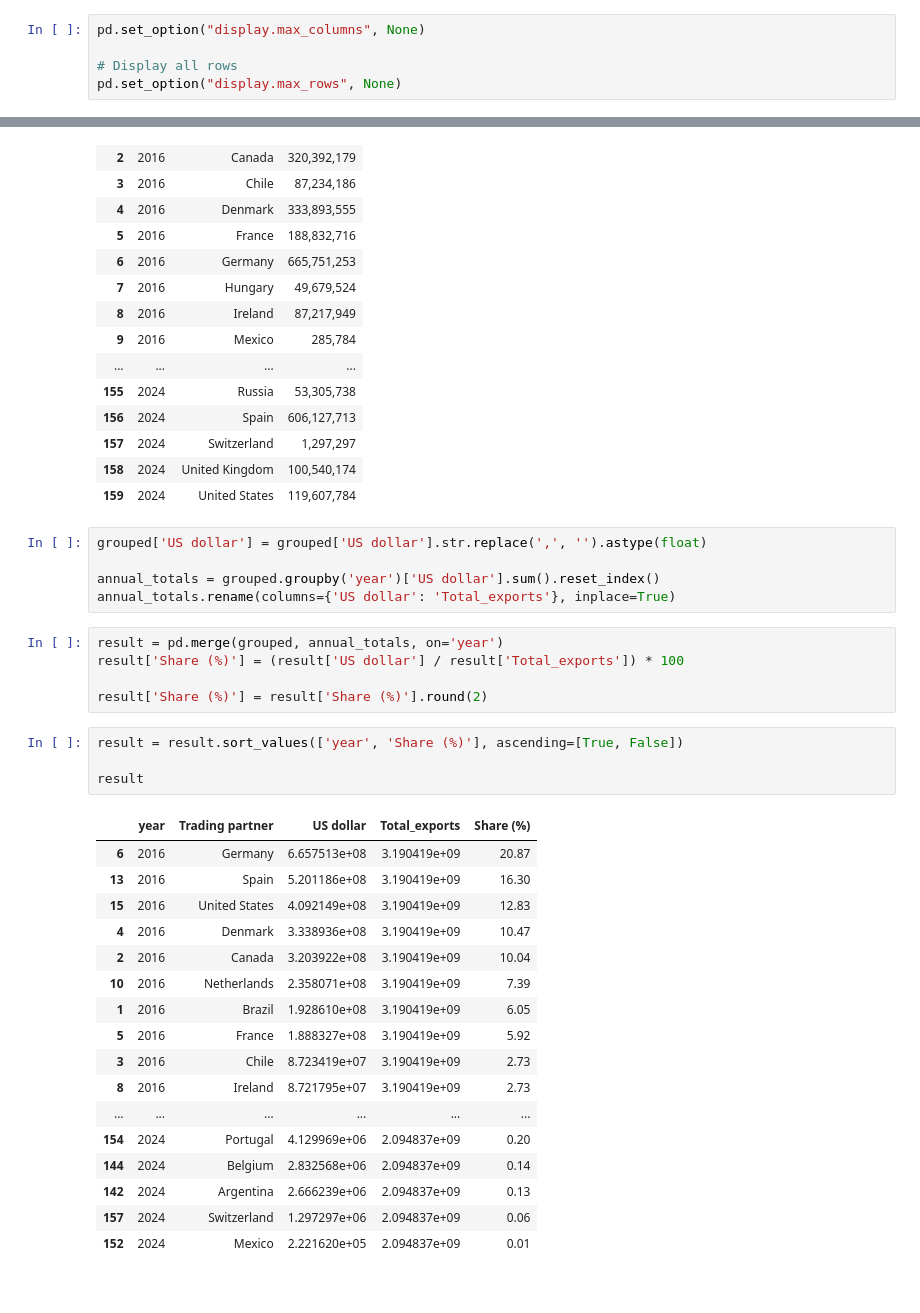
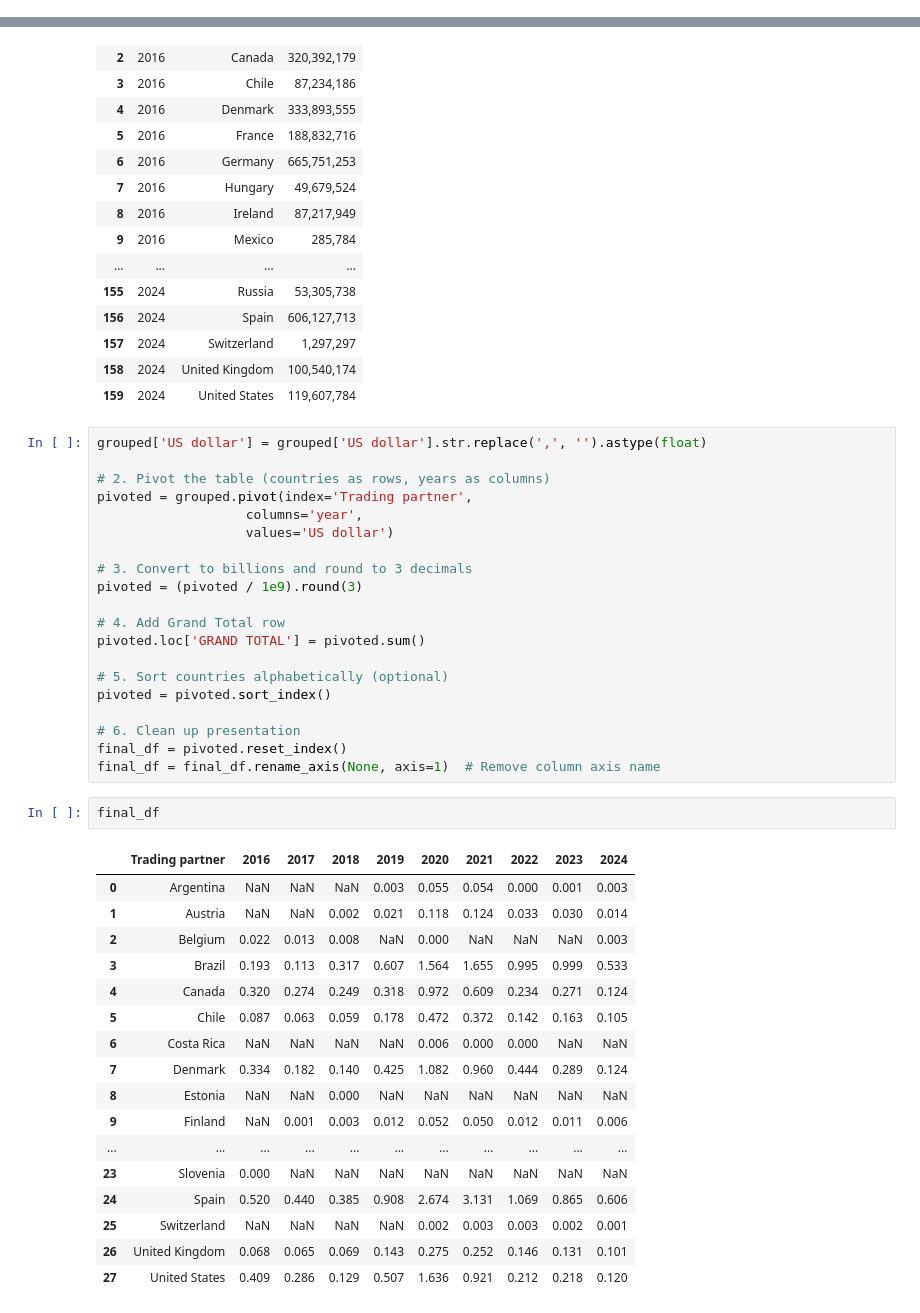
Before and after one commit to yatingw24/exports, a Jupyter notebook: analysis.ipynb, the cells around one changed output, grey strips where cells are left out. Cells and saved outputs as stored; diff of their text form.

```diff
--- a/analysis.ipynb
+++ b/analysis.ipynb
@@ -33,11 +39,6 @@ final_df
 | 157 | 203 | NaN | 501 | Canada | 273,501,799 | NaN | 2017 |
 | 158 | 203 | NaN | 502 | United States | 285,678,683 | NaN | 2017 |
 | 159 | 203 | NaN | 609 | New Zealand | 31,057 | NaN | 2017 |
-# %%
-pd.set_option("display.max_columns", None)
-
-# Display all rows
-pd.set_option("display.max_rows", None)
 # %%
 final_df.groupby('year')['Trading partner'].count()
 # %% [output]
@@ -74,35 +75,43 @@ grouped
 | 157 | 2024 | Switzerland | 1,297,297 |
 | 158 | 2024 | United Kingdom | 100,540,174 |
 | 159 | 2024 | United States | 119,607,784 |
-# %%
-grouped['US dollar'] = grouped['US dollar'].str.replace(',', '').astype(float)
-
-annual_totals = grouped.groupby('year')['US dollar'].sum().reset_index()
-annual_totals.rename(columns={'US dollar': 'Total_exports'}, inplace=True)
-# %%
-result = pd.merge(grouped, annual_totals, on='year')
-result['Share (%)'] = (result['US dollar'] / result['Total_exports']) * 100
-
-result['Share (%)'] = result['Share (%)'].round(2)
-# %%
-result = result.sort_values(['year', 'Share (%)'], ascending=[True, False])
-
-result
-# %% [output]
-|  | year | Trading partner | US dollar | Total_exports | Share (%) |
-| 6 | 2016 | Germany | 6.657513e+08 | 3.190419e+09 | 20.87 |
-| 13 | 2016 | Spain | 5.201186e+08 | 3.190419e+09 | 16.30 |
-| 15 | 2016 | United States | 4.092149e+08 | 3.190419e+09 | 12.83 |
-| 4 | 2016 | Denmark | 3.338936e+08 | 3.190419e+09 | 10.47 |
-| 2 | 2016 | Canada | 3.203922e+08 | 3.190419e+09 | 10.04 |
-| 10 | 2016 | Netherlands | 2.358071e+08 | 3.190419e+09 | 7.39 |
-| 1 | 2016 | Brazil | 1.928610e+08 | 3.190419e+09 | 6.05 |
-| 5 | 2016 | France | 1.888327e+08 | 3.190419e+09 | 5.92 |
-| 3 | 2016 | Chile | 8.723419e+07 | 3.190419e+09 | 2.73 |
-| 8 | 2016 | Ireland | 8.721795e+07 | 3.190419e+09 | 2.73 |
-| ... | ... | ... | ... | ... | ... |
-| 154 | 2024 | Portugal | 4.129969e+06 | 2.094837e+09 | 0.20 |
-| 144 | 2024 | Belgium | 2.832568e+06 | 2.094837e+09 | 0.14 |
-| 142 | 2024 | Argentina | 2.666239e+06 | 2.094837e+09 | 0.13 |
-| 157 | 2024 | Switzerland | 1.297297e+06 | 2.094837e+09 | 0.06 |
-| 152 | 2024 | Mexico | 2.221620e+05 | 2.094837e+09 | 0.01 |
+# %%
+grouped['US dollar'] = grouped['US dollar'].str.replace(',', '').astype(float)
+
+# 2. Pivot the table (countries as rows, years as columns)
+pivoted = grouped.pivot(index='Trading partner',
+                   columns='year',
+                   values='US dollar')
+
+# 3. Convert to billions and round to 3 decimals
+pivoted = (pivoted / 1e9).round(3)
+
+# 4. Add Grand Total row
+pivoted.loc['GRAND TOTAL'] = pivoted.sum()
+
+# 5. Sort countries alphabetically (optional)
+pivoted = pivoted.sort_index()
+
+# 6. Clean up presentation
+final_df = pivoted.reset_index()
+final_df = final_df.rename_axis(None, axis=1)  # Remove column axis name
+# %%
+final_df
+# %% [output]
+|  | Trading partner | 2016 | 2017 | 2018 | 2019 | 2020 | 2021 | 2022 | 2023 | 2024 |
+| 0 | Argentina | NaN | NaN | NaN | 0.003 | 0.055 | 0.054 | 0.000 | 0.001 | 0.003 |
+| 1 | Austria | NaN | NaN | 0.002 | 0.021 | 0.118 | 0.124 | 0.033 | 0.030 | 0.014 |
+| 2 | Belgium | 0.022 | 0.013 | 0.008 | NaN | 0.000 | NaN | NaN | NaN | 0.003 |
+| 3 | Brazil | 0.193 | 0.113 | 0.317 | 0.607 | 1.564 | 1.655 | 0.995 | 0.999 | 0.533 |
+| 4 | Canada | 0.320 | 0.274 | 0.249 | 0.318 | 0.972 | 0.609 | 0.234 | 0.271 | 0.124 |
+| 5 | Chile | 0.087 | 0.063 | 0.059 | 0.178 | 0.472 | 0.372 | 0.142 | 0.163 | 0.105 |
+| 6 | Costa Rica | NaN | NaN | NaN | NaN | 0.006 | 0.000 | 0.000 | NaN | NaN |
+| 7 | Denmark | 0.334 | 0.182 | 0.140 | 0.425 | 1.082 | 0.960 | 0.444 | 0.289 | 0.124 |
+| 8 | Estonia | NaN | NaN | 0.000 | NaN | NaN | NaN | NaN | NaN | NaN |
+| 9 | Finland | NaN | 0.001 | 0.003 | 0.012 | 0.052 | 0.050 | 0.012 | 0.011 | 0.006 |
+| ... | ... | ... | ... | ... | ... | ... | ... | ... | ... | ... |
+| 23 | Slovenia | 0.000 | NaN | NaN | NaN | NaN | NaN | NaN | NaN | NaN |
+| 24 | Spain | 0.520 | 0.440 | 0.385 | 0.908 | 2.674 | 3.131 | 1.069 | 0.865 | 0.606 |
+| 25 | Switzerland | NaN | NaN | NaN | NaN | 0.002 | 0.003 | 0.003 | 0.002 | 0.001 |
+| 26 | United Kingdom | 0.068 | 0.065 | 0.069 | 0.143 | 0.275 | 0.252 | 0.146 | 0.131 | 0.101 |
+| 27 | United States | 0.409 | 0.286 | 0.129 | 0.507 | 1.636 | 0.921 | 0.212 | 0.218 | 0.120 |
```
Also changed, not shown: parts of 22 cells of this notebook, 37 other files.
